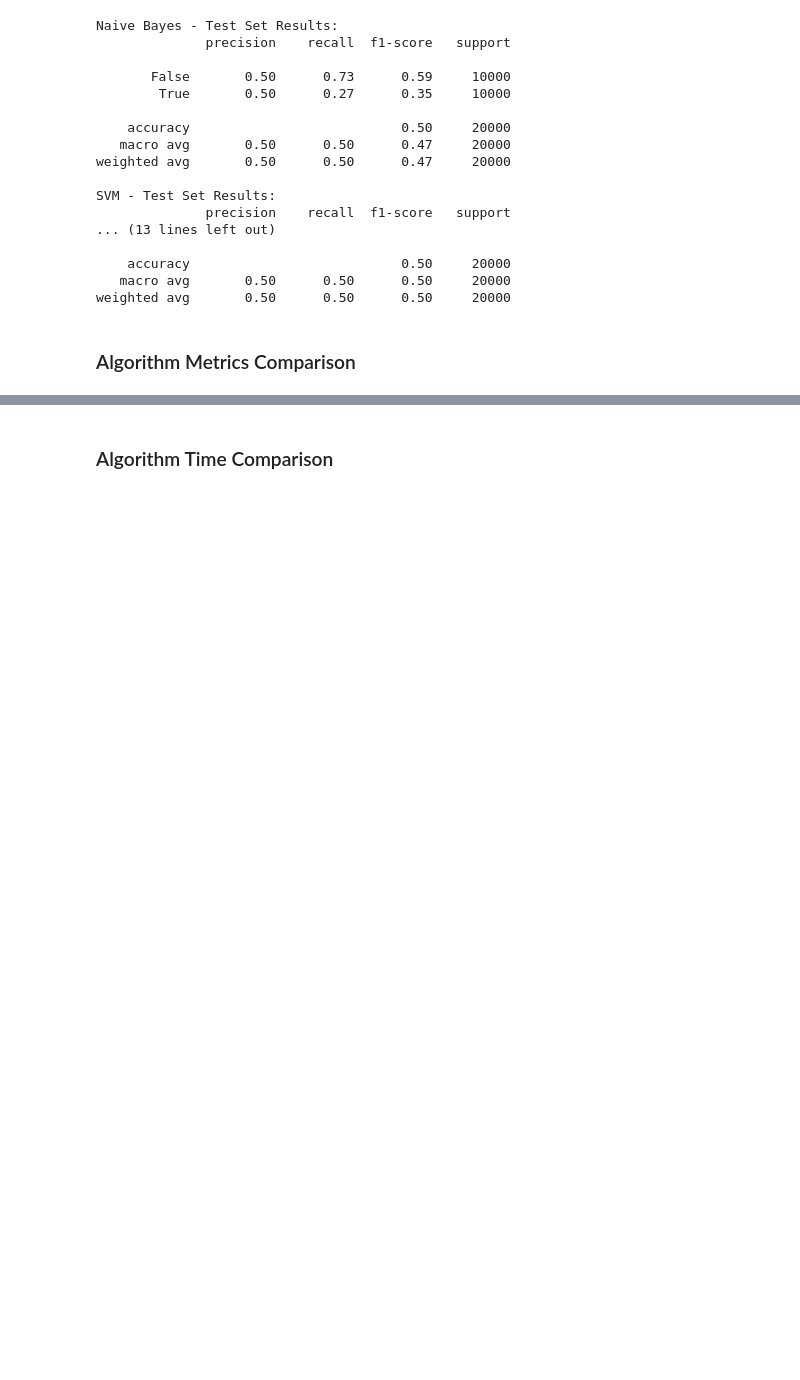
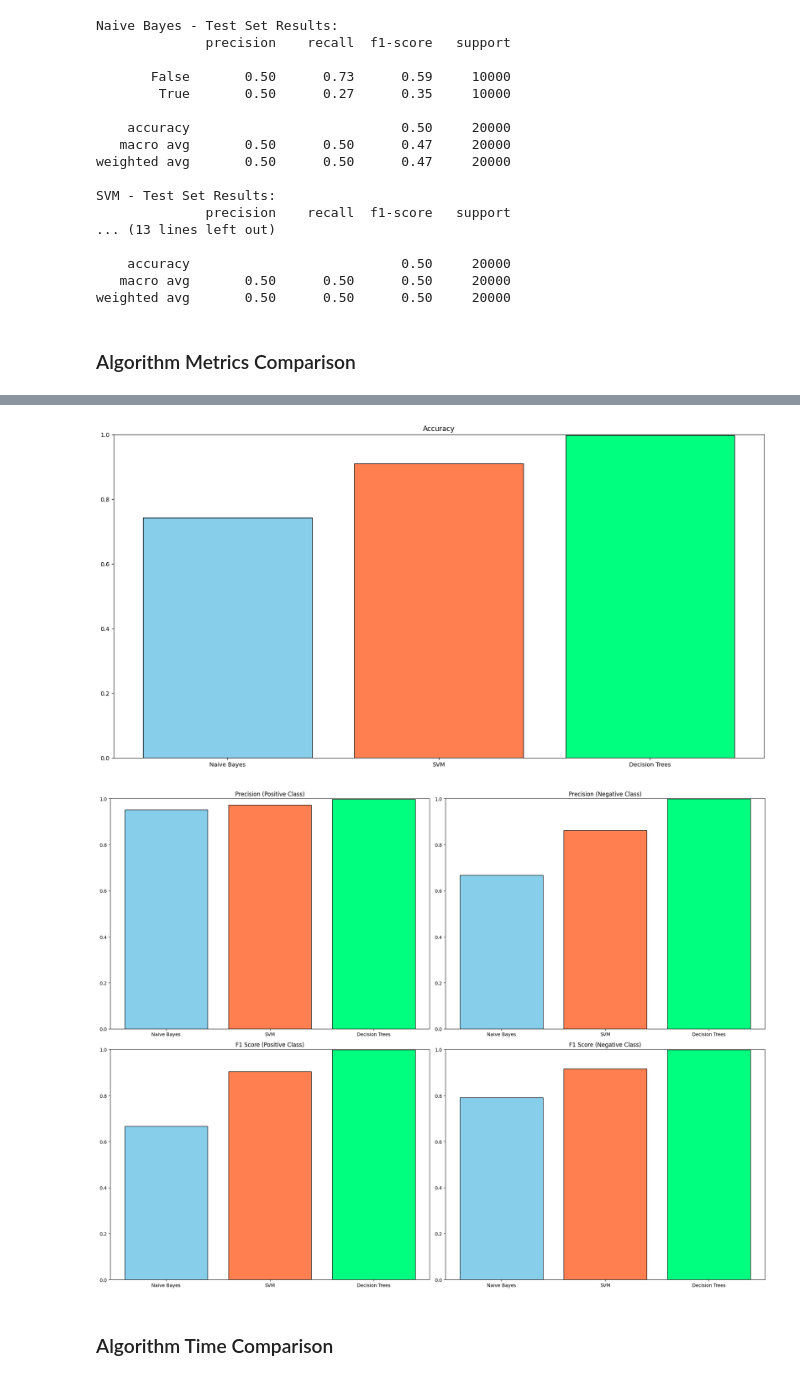
Before and after one commit to waquas9248/SE512, a Jupyter notebook: Notebook.ipynb, the cells around one changed output, grey strips where cells are left out. Cells and saved outputs as stored; diff of their text form; code cells hidden in the pictures; blank space fills up the shorter version.

```diff
--- a/Notebook.ipynb
+++ b/Notebook.ipynb
@@ -689,3 +676,75 @@ plt.show()
+# %%
+accuracy_nb = accuracy_score(y_test, y_test_pred_nb)
+accuracy_svm = accuracy_score(y_test, y_test_pred_svm)
+accuracy_dt = accuracy_score(y_test, y_test_pred_dt)
+
+f1_score_positive_nb = f1_score(y_test, y_test_pred_nb, pos_label=1)
+f1_score_negative_nb = f1_score(y_test, y_test_pred_nb, pos_label=0)
+
+f1_score_positive_svm = f1_score(y_test, y_test_pred_svm, pos_label=1)
+f1_score_negative_svm = f1_score(y_test, y_test_pred_svm, pos_label=0)
+
+f1_score_positive_dt = f1_score(y_test, y_test_pred_dt, pos_label=1)
+f1_score_negative_dt = f1_score(y_test, y_test_pred_dt, pos_label=0)
+
+precision_positive_nb = precision_score(y_test, y_test_pred_nb, pos_label=1)
+precision_negative_nb = precision_score(y_test, y_test_pred_nb, pos_label=0)
+
+precision_positive_svm = precision_score(y_test, y_test_pred_svm, pos_label=1)
+precision_negative_svm = precision_score(y_test, y_test_pred_svm, pos_label=0)
+
+precision_positive_dt = precision_score(y_test, y_test_pred_dt, pos_label=1)
+precision_negative_dt = precision_score(y_test, y_test_pred_dt, pos_label=0)
+
+# Classifier names
+classifiers = ['Naive Bayes', 'SVM', 'Decision Trees']
+# Metrics values
+accuracy_values = [accuracy_nb, accuracy_svm, accuracy_dt]
+precision_positive_values = [precision_positive_nb, precision_positive_svm, precision_positive_dt]
+precision_negative_values = [precision_negative_nb, precision_negative_svm, precision_negative_dt]
+f1_score_positive_values = [f1_score_positive_nb, f1_score_positive_svm, f1_score_positive_dt]
+f1_score_negative_values = [f1_score_negative_nb, f1_score_negative_svm, f1_score_negative_dt]
+
+# Start plotting all four bar charts in a single figure
+
+plt.figure(figsize=(20, 10))
+# Plotting Accuracy
+plt.bar(classifiers, accuracy_values, color=['skyblue', 'coral', 'springgreen'], edgecolor=['black', 'black', 'black'])
+plt.title('Accuracy')
+plt.ylim(0, 1)
+plt.show()
+
+plt.figure(figsize=(20, 15))
+# Plotting Precision for Positive Class
+plt.subplot(2, 2, 1)
+plt.bar(classifiers, precision_positive_values, color=['skyblue', 'coral', 'springgreen'], edgecolor=['black', 'black', 'black'])
+plt.title('Precision (Positive Class)')
+plt.ylim(0, 1)
+
+# Plotting Precision for Negative Class
+plt.subplot(2, 2, 2)
+plt.bar(classifiers, precision_negative_values, color=['skyblue', 'coral', 'springgreen'], edgecolor=['black', 'black', 'black'])
+plt.title('Precision (Negative Class)')
+plt.ylim(0, 1)
+
+# Plotting F1 Score for Positive Class
+plt.subplot(2, 2, 3)
+plt.bar(classifiers, f1_score_positive_values, color=['skyblue', 'coral', 'springgreen'], edgecolor=['black', 'black', 'black'])
+plt.title('F1 Score (Positive Class)')
+plt.ylim(0, 1)
+
+plt.subplot(2, 2, 4)
+plt.bar(classifiers, f1_score_negative_values, color=['skyblue', 'coral', 'springgreen'], edgecolor=['black', 'black', 'black'])
+plt.title('F1 Score (Negative Class)')
+plt.ylim(0, 1)
+
+
+# Show the figure with subplots
+plt.tight_layout()
+plt.show()
+# %% [output]
+[figure, added]
+[figure, added]
 # %% [markdown]
 ### Algorithm Time Comparison
 # %%
```
Also changed, not shown: parts of 1 cell of this notebook.
